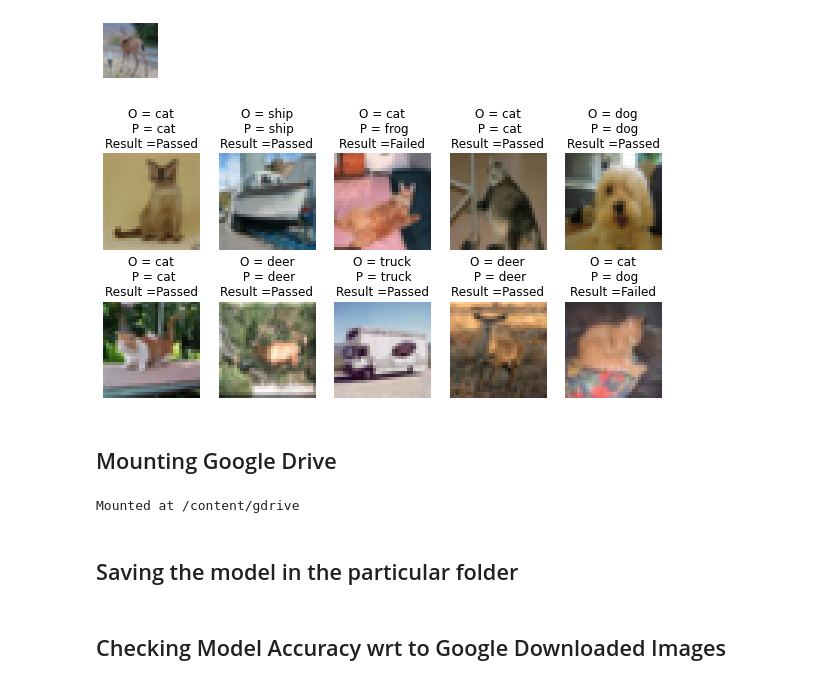
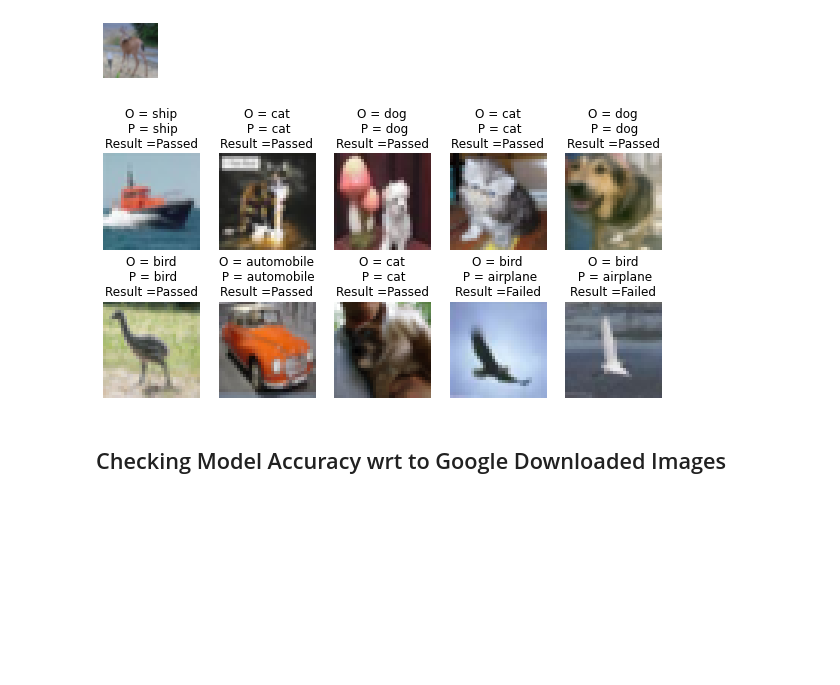
Before and after one commit to AniRony/CIFAR10_with_KERAS, a Jupyter notebook: CIFAR_with_Keras.ipynb, the cells around one changed output. Drawn from its saved outputs; the diff is of its cells as text; code cells hidden in the pictures; blank space fills up the shorter version.

```diff
--- a/CIFAR_with_Keras.ipynb
+++ b/CIFAR_with_Keras.ipynb
@@ -227,8 +240,10 @@ plt.legend()
+# %%
+model = load_model('/content/gdrive/My Drive/DEEP LEARNING/CIFAR_KERAS/CIFAR10_MODEL.h5')
 # %% [markdown]
 ## Testing the Images from the X_test file
 # %%
-# select the image from our test dataset
-image_number = 100
+# select any image from our test dataset
+image_number = 100 ## Setting any random number(0,10000) to check one image only
 
 # display the image
 plt.figure(figsize=(1,1))
@@ -239,11 +254,11 @@ plt.axis("off")
 n = np.array(x_test[image_number])
 
 # reshape it
-p = n.reshape(1, 32, 32, 3)
+pred = n.reshape(1, 32, 32, 3)
 
 # pass in the network for prediction and
 # save the predicted label
-predicted_label = labels[model.predict(p).argmax()]
+predicted_label = labels[model.predict(pred).argmax()]
 
 # load the original label
 original_label = labels[y_test[image_number]]
@@ -263,22 +278,15 @@ import random
 # %%
 plt.figure(figsize=(10,5))
 for i in range(10):
   num = random.randint(0,10001)
   plt.subplot(2,5,i+1)
   img_array = np.array(x_test[num])
-  p = img_array.reshape(1, 32, 32, 3)
-  predicted_label = labels[model.predict(p).argmax()]
+  pred = img_array.reshape(1, 32, 32, 3)
+  predicted_label = labels[model.predict(pred).argmax()]
   original_label = labels[y_test[num]]
   res = "Passed" if original_label.lower() == predicted_label.lower() else "Failed"
   plt.title(f"O = {original_label}\n P = {predicted_label}\nResult ={res}")
   plt.imshow(img_array)
   plt.axis("off")
 # %% [output]
-[figure, old version]
+[figure, new version]
-# %% [markdown]
-## Mounting Google Drive
-# %%
-from google.colab import drive
-drive.mount('/content/gdrive')
-# %% [output]
-Mounted at /content/gdrive
@@ -287,2 +292,0 @@ Mounted at /content/gdrive
-# %% [markdown]
-## Saving the model in the particular folder
```
Also changed, not shown: parts of 8 cells of this notebook.
